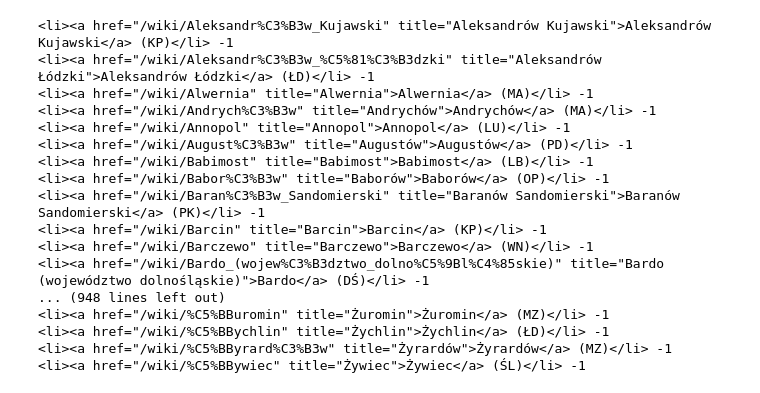
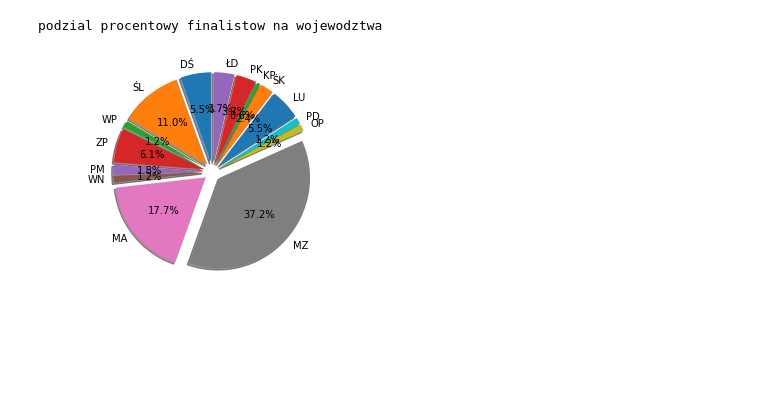
Before and after one commit to Crackhoff/finalists, a Jupyter notebook: baza_finalistow.ipynb, the cells around one changed output. Cells and saved outputs as stored; diff of their text form; code cells hidden in the pictures; blank space fills up the shorter version.

Commit message:
Voivodership distinct chart

```diff
--- a/baza_finalistow.ipynb
+++ b/baza_finalistow.ipynb
@@ -66,5 +55,5 @@ podzial procentowy finalistow biorac pod uwage roczniki
 # %%
-#pobieranie miast z wikipedii
+#pobieranie miast z wikipedii (regexy pomocy)
 URL='https://pl.wikipedia.org/wiki/Miasta_w_Polsce'
 page= requests.get(URL)
 soup = BeautifulSoup(page.content, 'html.parser')
@@ -72,25 +61,37 @@ results = soup.find_all(style='-moz-column-count:3; -webkit-column-count:3; colu
 cities=[]
 for letter in results:
     cities+=letter.find_all('li')
-#print(cities)
-data=[]
+data={}
+pattern=re.compile('^<li>.*>([^\n<]*)</a>.*\((\S{2})\)</li>$',re.MULTILINE)
 for cit in cities:
-    print(cit, cit.text.find('>'))
+    match=re.search(pattern,str(cit))
+    data.update({match.group(1):match.group(2)})
-# %% [output]
-<li><a href="/wiki/Aleksandr%C3%B3w_Kujawski" title="Aleksandrów Kujawski">Aleksandrów Kujawski</a> (KP)</li> -1
-<li><a href="/wiki/Aleksandr%C3%B3w_%C5%81%C3%B3dzki" title="Aleksandrów Łódzki">Aleksandrów Łódzki</a> (ŁD)</li> -1
-<li><a href="/wiki/Alwernia" title="Alwernia">Alwernia</a> (MA)</li> -1
-<li><a href="/wiki/Andrych%C3%B3w" title="Andrychów">Andrychów</a> (MA)</li> -1
-<li><a href="/wiki/Annopol" title="Annopol">Annopol</a> (LU)</li> -1
-<li><a href="/wiki/August%C3%B3w" title="Augustów">Augustów</a> (PD)</li> -1
-<li><a href="/wiki/Babimost" title="Babimost">Babimost</a> (LB)</li> -1
-<li><a href="/wiki/Babor%C3%B3w" title="Baborów">Baborów</a> (OP)</li> -1
-<li><a href="/wiki/Baran%C3%B3w_Sandomierski" title="Baranów Sandomierski">Baranów Sandomierski</a> (PK)</li> -1
-<li><a href="/wiki/Barcin" title="Barcin">Barcin</a> (KP)</li> -1
-<li><a href="/wiki/Barczewo" title="Barczewo">Barczewo</a> (WN)</li> -1
-<li><a href="/wiki/Bardo_(wojew%C3%B3dztwo_dolno%C5%9Bl%C4%85skie)" title="Bardo (województwo dolnośląskie)">Bardo</a> (DŚ)</li> -1
-... (948 lines left out)
-<li><a href="/wiki/%C5%BBuromin" title="Żuromin">Żuromin</a> (MZ)</li> -1
-<li><a href="/wiki/%C5%BBychlin" title="Żychlin">Żychlin</a> (ŁD)</li> -1
-<li><a href="/wiki/%C5%BByrard%C3%B3w" title="Żyrardów">Żyrardów</a> (MZ)</li> -1
-<li><a href="/wiki/%C5%BBywiec" title="Żywiec">Żywiec</a> (ŚL)</li> -1
+# %%
+#dopasowanie finalistow do miasta
+location=[]
+for miasto in city:
+    if miasto in data:
+        location.append(data[miasto])
+    else:
+        location.append('polska B')
+chartd=set(location)
+chartd=list(chartd)
+values=[]
+boom=[]
+for distr in chartd:
+    values.extend([location.count(distr)])
+    boom.extend([0.1])
+
+print('podzial procentowy finalistow na wojewodztwa')
+labels = chartd
+sizes = values
+explode = boom
+
+fig1, ax1 = plt.subplots()
+ax1.pie(sizes, explode=explode, labels=labels,autopct='%1.1f%%', shadow=True,startangle=90)
+ax1.axis('equal')
+
+plt.show()
+# %% [output]
+podzial procentowy finalistow na wojewodztwa
+[figure, added]
```
Also changed, not shown: parts of 5 cells of this notebook.
